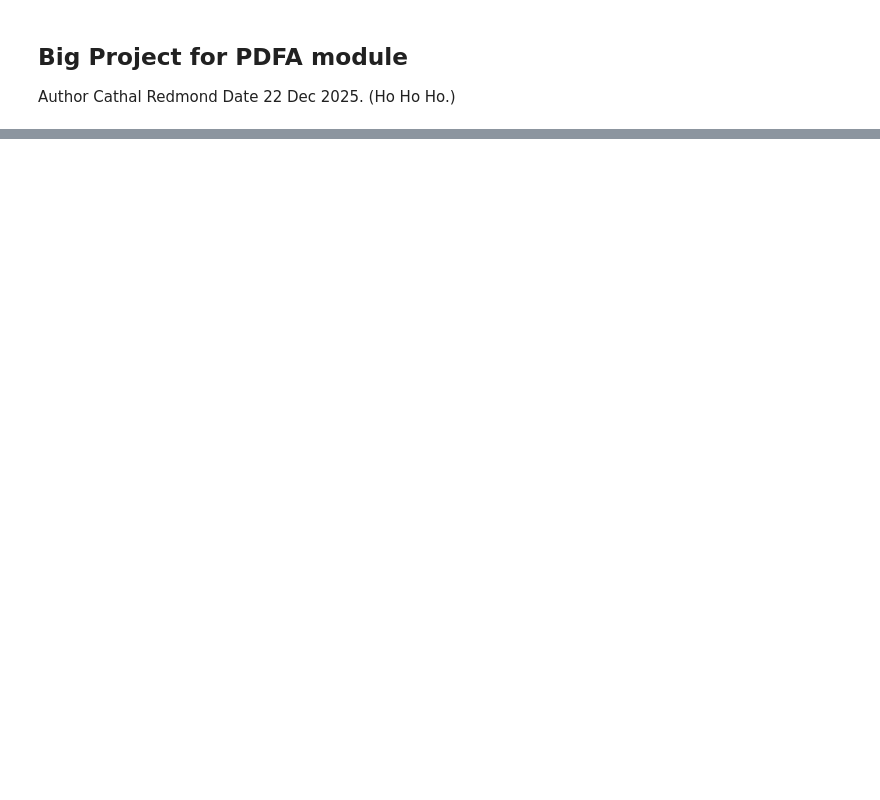
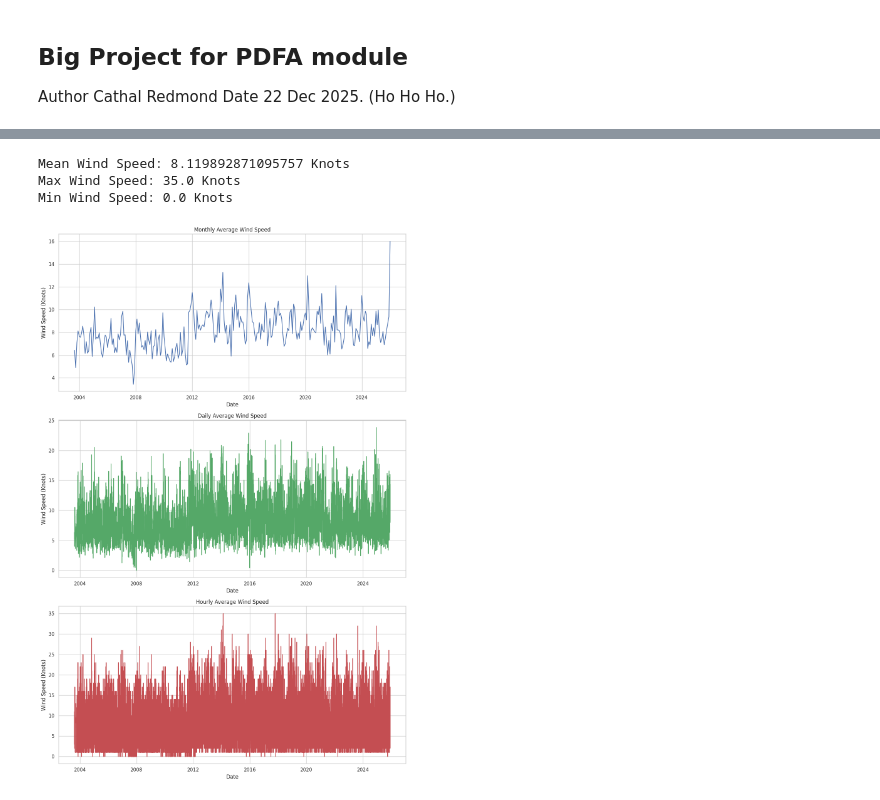
Before and after one commit to cathalred88/PFDA, a Jupyter notebook: project/BigProject.ipynb, the cells around one changed output, grey strips where cells are left out. Drawn from its saved outputs; the diff is of its cells as text; code cells hidden in the pictures; blank space fills up the shorter version.

Commit message:
working through the data analysis - bringing the data into dataframe, calculating statistical insights and begining to plot and analyse the data

```diff
--- a/project/BigProject.ipynb
+++ b/project/BigProject.ipynb
@@ -68,0 +62,53 @@ dfjohnstown.to_csv('johnstown_castle_wind_data.csv', index=False)
+# %%
+# calculate basic statistics on the wind speed column
+wind_speed = pd.to_numeric(dfjohnstown['wdsp'], errors='coerce')  #convert to numeric, coerce errors to NaN
+mean_wind_speed = wind_speed.mean()
+max_wind_speed = wind_speed.max()
+min_wind_speed = wind_speed.min()
+print(f"Mean Wind Speed: {mean_wind_speed} Knots")
+print(f"Max Wind Speed: {max_wind_speed} Knots")
+print(f"Min Wind Speed: {min_wind_speed} Knots")
+# %% [output]
+Mean Wind Speed: 8.119892871095757 Knots
+Max Wind Speed: 35.0 Knots
+Min Wind Speed: 0.0 Knots
+# %%
+# calculate average wind speeds for each month, day and hour
+dfjohnstown['wdsp'] = pd.to_numeric(dfjohnstown['wdsp'], errors='coerce')
+dfjohnstown['date'] = pd.to_datetime(dfjohnstown['date'], format='%d-%b-%Y %H:%M')
+dfjohnstown.set_index('date', inplace=True)
+monthly_avg_wind = dfjohnstown['wdsp'].resample('ME').mean()
+daily_avg_wind = dfjohnstown['wdsp'].resample('D').mean()
+hourly_avg_wind = dfjohnstown['wdsp'].resample('h').mean()
+# %%
+# plot the average wind speeds using seaborn using three subplots for monthly, daily and hourly averages
+
+import seaborn as sns
+import matplotlib.pyplot as plt
+sns.set(style="whitegrid")
+
+fig, axes = plt.subplots(3, 1, figsize=(12, 18))
+
+sns.lineplot(data=monthly_avg_wind, ax=axes[0], color='b')
+axes[0].set_title('Monthly Average Wind Speed')
+axes[0].set_xlabel('Date')
+axes[0].set_ylabel('Wind Speed (Knots)')
+
+sns.lineplot(data=daily_avg_wind, ax=axes[1], color='g')
+axes[1].set_title('Daily Average Wind Speed')
+axes[1].set_xlabel('Date')
+axes[1].set_ylabel('Wind Speed (Knots)')
+
+sns.lineplot(data=hourly_avg_wind, ax=axes[2], color='r')
+axes[2].set_title('Hourly Average Wind Speed')
+axes[2].set_xlabel('Date')
+axes[2].set_ylabel('Wind Speed (Knots)')
+
+plt.tight_layout()
+plt.show()
+
+#print(f"Monthly Average Wind Speeds:{monthly_avg_wind}")
+#print(f"Daily Average Wind Speeds:{daily_avg_wind}")
+#print(f"Hourly Average Wind Speeds:{hourly_avg_wind}")
+# %% [output]
+[figure, added]
```
Also changed, not shown: parts of 14 cells of this notebook.
